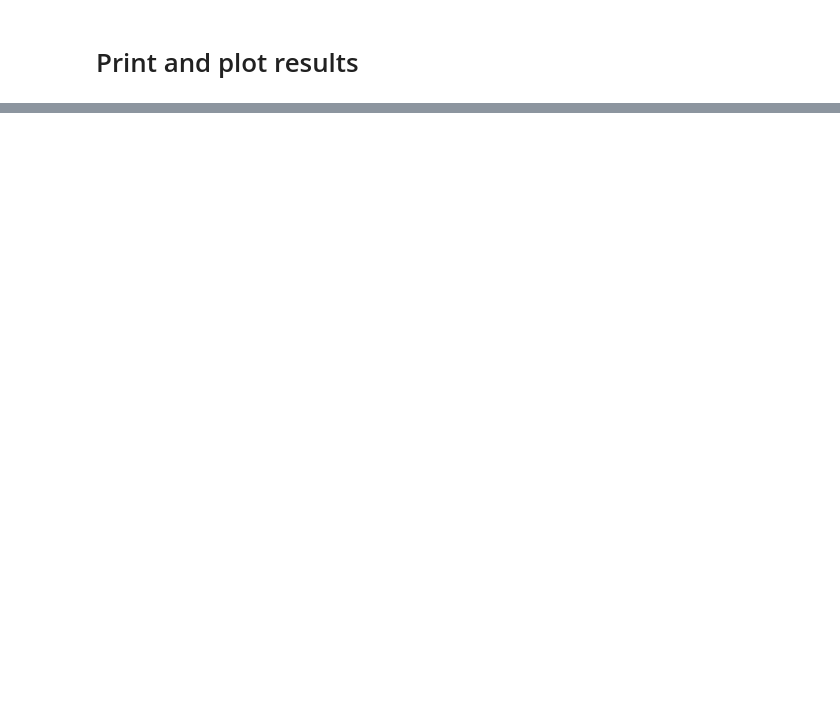
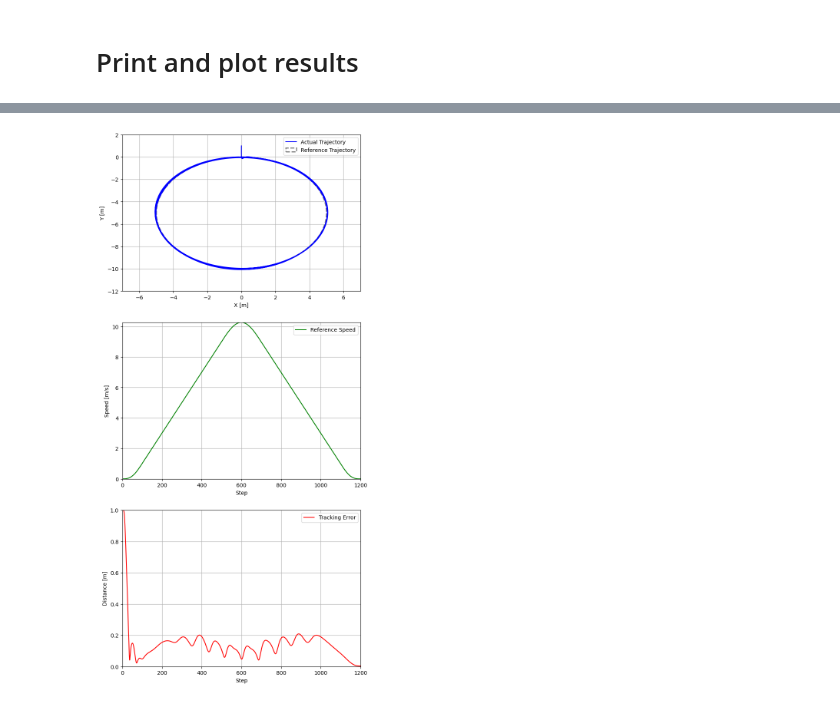
Before and after one commit to kianmolani/koopman-mpc, a Jupyter notebook: Simulator/sample.ipynb, the cells around one changed output, grey strips where cells are left out. Saved outputs shown, nothing was run; the diff lists cells and outputs as text; code cells hidden in the pictures; blank space fills up the shorter version.

```diff
--- a/Simulator/sample.ipynb
+++ b/Simulator/sample.ipynb
@@ -232,0 +394,16 @@ if animate_plots:
+# %%
+from dictionary import Monomial
+
+dictionary_type = "monomial"
+dictionary_size = 3
+
+Ψ = Monomial(m=dictionary_size-1)
+W_lift = Ψ.forward(W)
+Y_lift = Ψ.forward(Y)
+
+# formally define dimension of lifted state and perform assertions
+
+M = d * (Ψ.m + 1)
+
+assert W_lift.shape[1] == M
+assert Y_lift.shape[1] == M
@@ -232,0 +561,66 @@ if animate_plots:
+# %%
+import matplotlib.pyplot as plt
+
+from datetime import datetime
+from IPython.display import HTML
+from matplotlib.animation import FuncAnimation
+from scipy import io
+
+print("\n::::::::::::: SIMULATION RESULTS :::::::::::::\n")
+print("Final tracking RMSE: %.4f m\n" % tracking_rmse)
+
+fig, axs = plt.subplots(3, 1, figsize=(8, 18))
+
+axs[0].set_xlim(-7, 7); axs[0].set_ylim(-12, 2)
+axs[0].set_xlabel('X [m]'); axs[0].set_ylabel('Y [m]')
+axs[0].grid(True)
+line_traj, = axs[0].plot([], [], color='blue', label='Actual Trajectory')
+circle = plt.Circle((0, -traj_radius), radius=traj_radius, color='gray', fill=False, linestyle='dashed', linewidth=2, label='Reference Trajectory')
+axs[0].add_patch(circle)
+
+axs[1].set_xlim(0, len(reference_timestamps)); axs[1].set_ylim(0, max(reference_speed))
+axs[1].set_xlabel('Step'); axs[1].set_ylabel('Speed [m/s]')
+axs[1].grid(True)
+line_speed, = axs[1].plot([], [], color='green', label='Reference Speed')
+
+axs[2].set_xlim(0, len(reference_timestamps)); axs[2].set_ylim(0, max(tracking_error))
+axs[2].set_xlabel('Step'); axs[2].set_ylabel('Distance [m]')
+axs[2].grid(True)
+line_error, = axs[2].plot([], [], color='red', label='Tracking Error')
+
+def init():
+    line_traj.set_data([], []); line_speed.set_data([], []); line_error.set_data([], [])
+    return line_traj, line_speed, line_error, circle
+
+def animate(t):
+    x_traj = quad_traj[:t, 0]; y_traj = quad_traj[:t, 1]
+    line_traj.set_data(x_traj, y_traj)
+
+    time = np.arange(t); speed = reference_speed[:t]
+    line_speed.set_data(time, speed)
+
+    error = tracking_error[:t]
+    line_error.set_data(time, error)
+
+    return line_traj, line_speed, line_error, circle
+
+if animate_plots:
+    plt.rcParams['animation.embed_limit'] = 150.0
+    animation = FuncAnimation(fig, animate, frames=len(reference_timestamps), init_func=init, interval=1, blit=True)
+else:
+    line_traj, = axs[0].plot(quad_traj[:,0], quad_traj[:,1], color='blue')
+    line_speed, = axs[1].plot(np.arange(len(reference_timestamps)), reference_speed, color='green')
+    line_error, = axs[2].plot(np.arange(len(reference_timestamps)), tracking_error, color='red')
+
+axs[0].legend()
+axs[1].legend()
+axs[2].legend()
+
+data_dir = os.getcwd() + '/output/plots/samples/'
+
+if animate_plots:
+    animation.save(data_dir + 'tracking_err_koopman_mpc_animated.gif', writer='pillow', fps=30)
+    HTML(animation.to_jshtml())
+else:
+    plt.savefig(data_dir + 'tracking_err_koopman_mpc.png')
+# %% [output]
@@ -232,0 +630 @@ if animate_plots:
+[figure, added]
```
Also changed, not shown: parts of 19 cells of this notebook, 20 other files.
